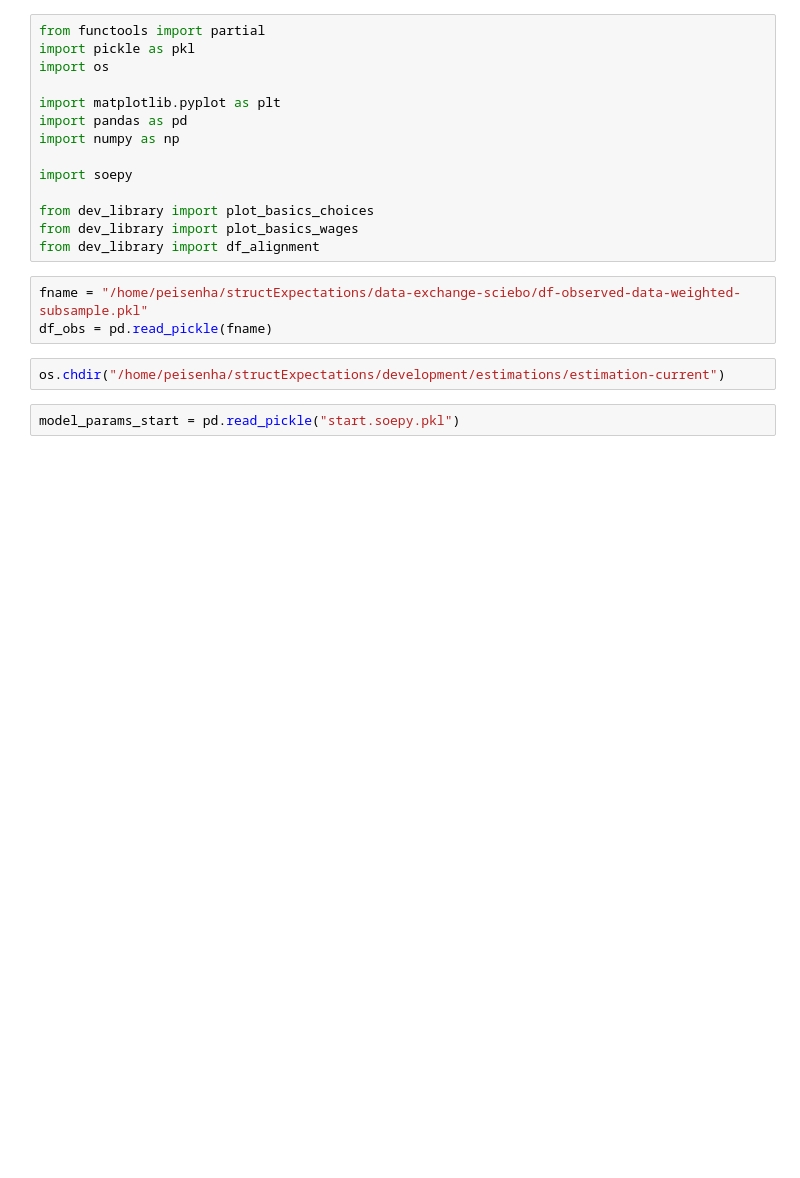
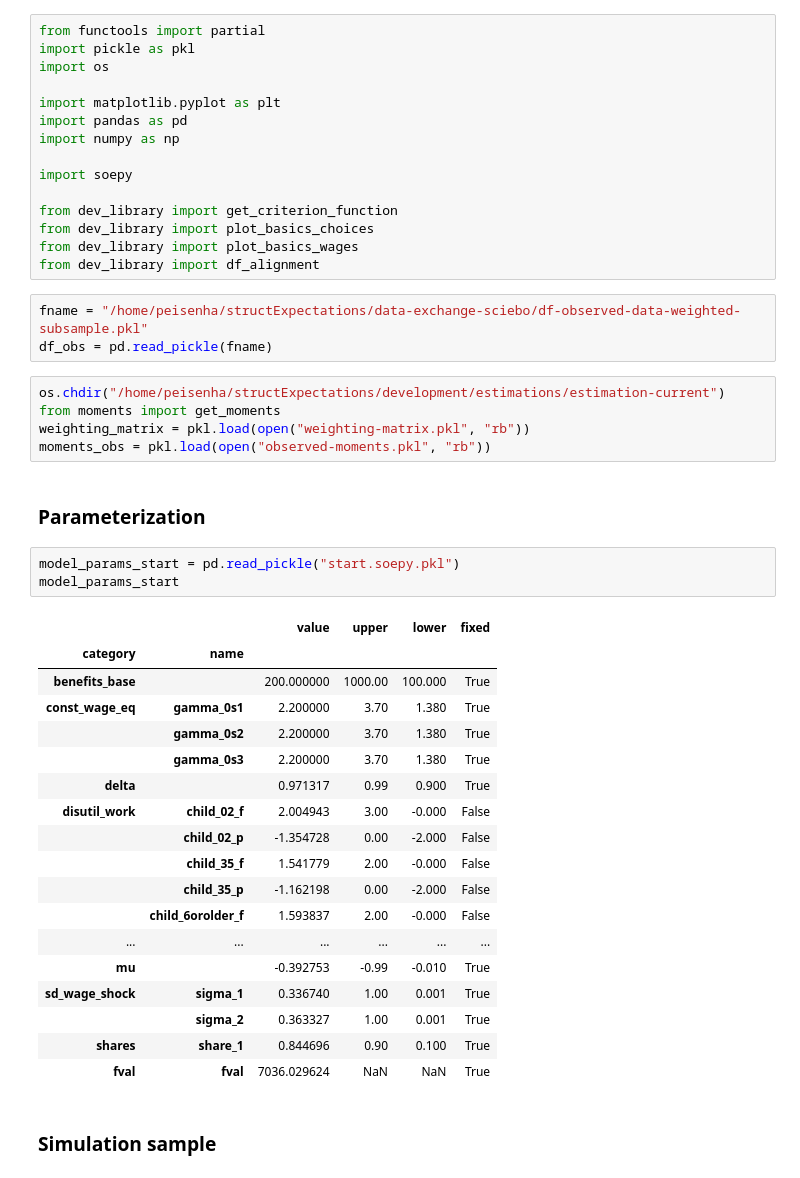
Before and after one commit to peisenha/dev_soepy, a Jupyter notebook: model_fit.ipynb, the cells around one changed output. Cells and saved outputs as stored; diff of their text form; blank space fills up the shorter version.

```diff
--- a/model_fit.ipynb
+++ b/model_fit.ipynb
@@ -9,6 +9,7 @@ import numpy as np
 
 import soepy
 
+from dev_library import get_criterion_function
 from dev_library import plot_basics_choices
 from dev_library import plot_basics_wages
 from dev_library import df_alignment
@@ -17,8 +18,35 @@ fname = "/home/peisenha/structExpectations/data-exchange-sciebo/df-observed-data
 df_obs = pd.read_pickle(fname)
 # %%
 os.chdir("/home/peisenha/structExpectations/development/estimations/estimation-current")
+from moments import get_moments
+weighting_matrix = pkl.load(open("weighting-matrix.pkl", "rb"))
+moments_obs = pkl.load(open("observed-moments.pkl", "rb"))
+# %% [markdown]
+### Parameterization
 # %%
 model_params_start = pd.read_pickle("start.soepy.pkl")
+model_params_start
+# %% [output]
+|  |  | value | upper | lower | fixed |
+| category | name |  |  |  |  |
+| benefits_base |  | 200.000000 | 1000.00 | 100.000 | True |
+| const_wage_eq | gamma_0s1 | 2.200000 | 3.70 | 1.380 | True |
+|  | gamma_0s2 | 2.200000 | 3.70 | 1.380 | True |
+|  | gamma_0s3 | 2.200000 | 3.70 | 1.380 | True |
+| delta |  | 0.971317 | 0.99 | 0.900 | True |
+| disutil_work | child_02_f | 2.004943 | 3.00 | -0.000 | False |
+|  | child_02_p | -1.354728 | 0.00 | -2.000 | False |
+|  | child_35_f | 1.541779 | 2.00 | -0.000 | False |
+|  | child_35_p | -1.162198 | 0.00 | -2.000 | False |
+|  | child_6orolder_f | 1.593837 | 2.00 | -0.000 | False |
+| ... | ... | ... | ... | ... | ... |
+| mu |  | -0.392753 | -0.99 | -0.010 | True |
+| sd_wage_shock | sigma_1 | 0.336740 | 1.00 | 0.001 | True |
+|  | sigma_2 | 0.363327 | 1.00 | 0.001 | True |
+| shares | share_1 | 0.844696 | 0.90 | 0.100 | True |
+| fval | fval | 7036.029624 | NaN | NaN | True |
+# %% [markdown]
+### Simulation sample
 # %%
 df_sim_step = soepy.simulate(model_params_start, "resources/model_spec_init.yml")
 df_sim_step = df_alignment(df_sim_step)
```
Also changed, not shown: parts of 6 cells of this notebook, 4 other files.
